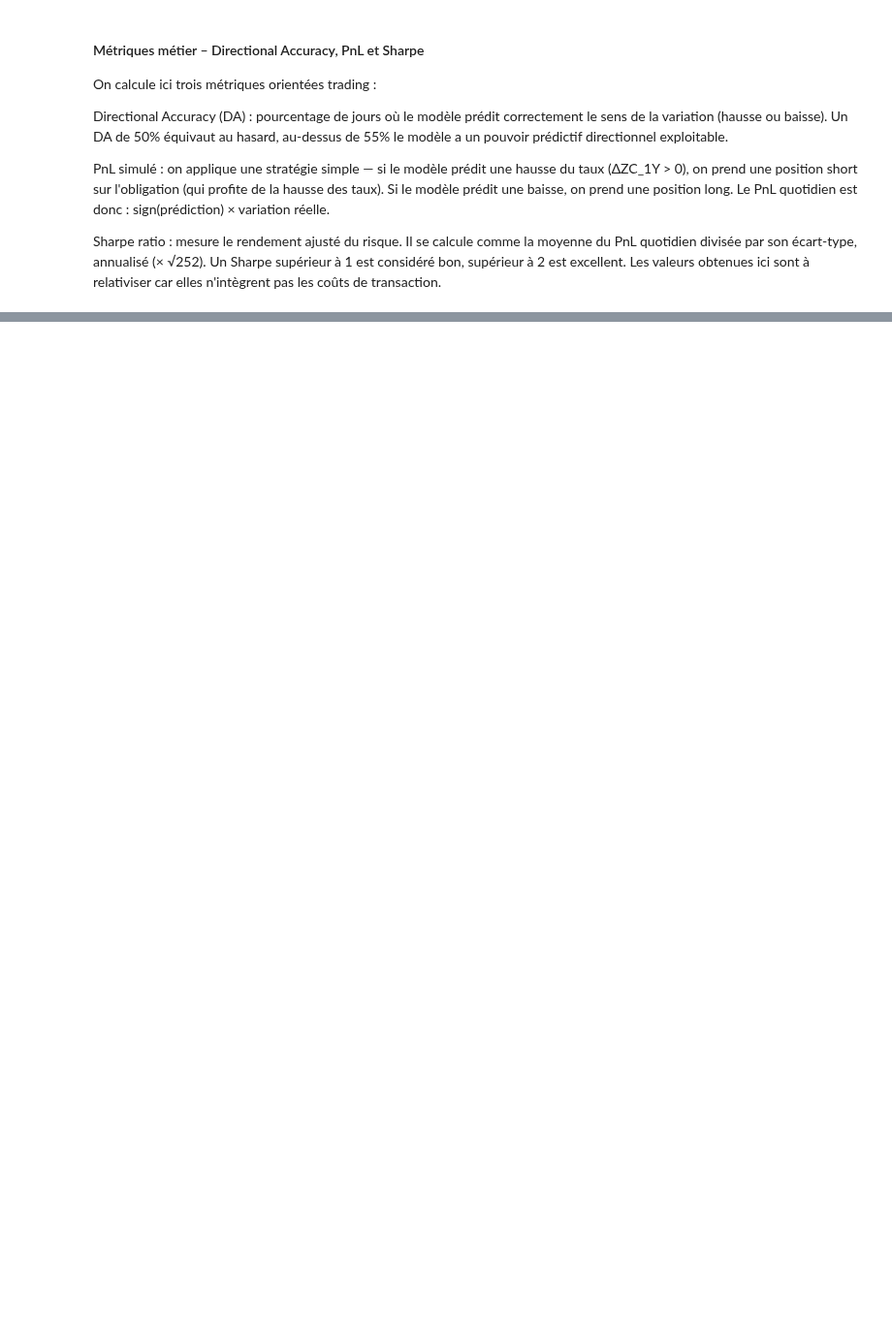
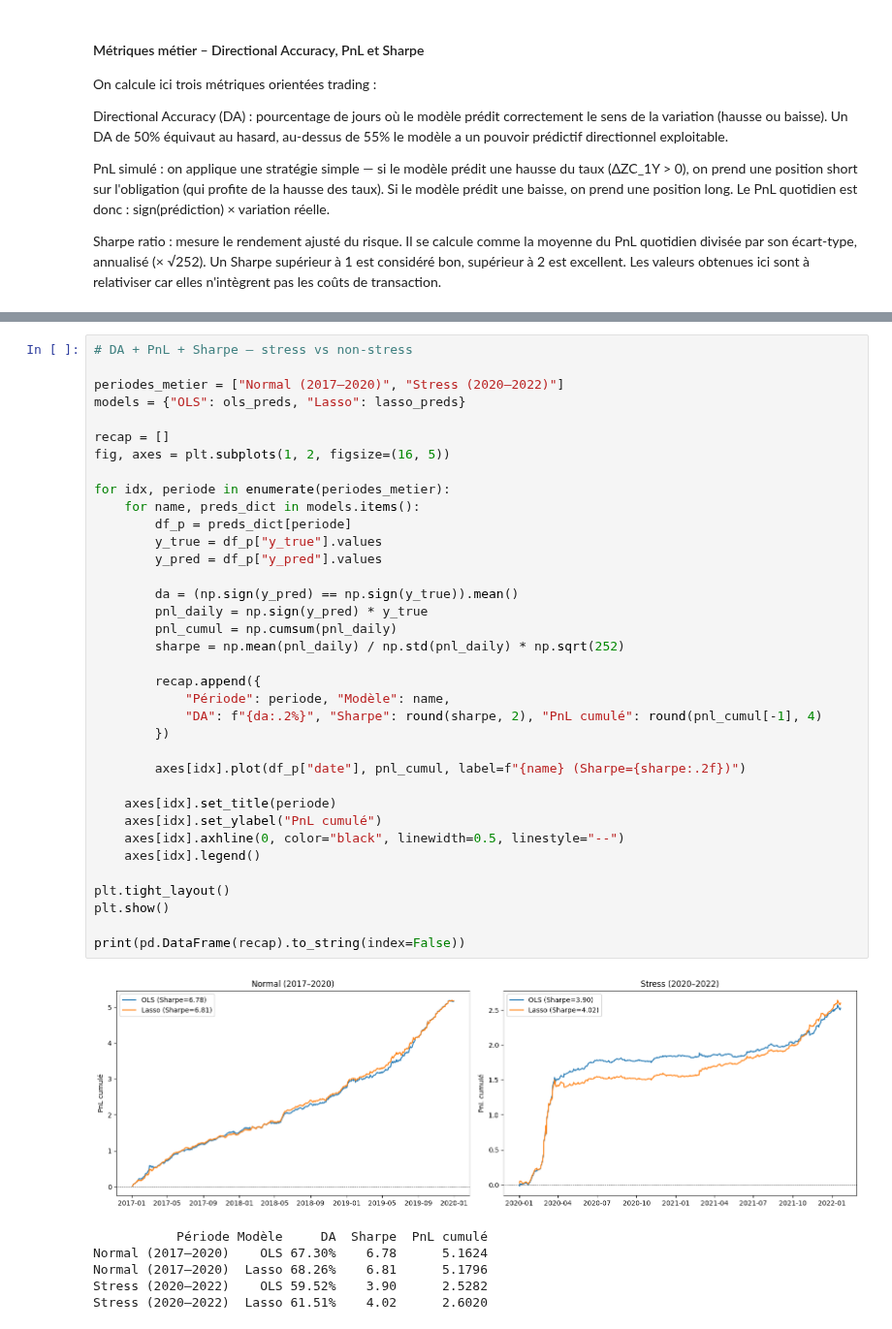
Before and after one commit to JibeyJB/Projet-DATA, a Jupyter notebook: Projet_DATA.ipynb, the cells around one changed output, grey strips where cells are left out. Shown at 97% size. Cells and saved outputs as stored; diff of their text form; blank space fills up the shorter version.

```diff
--- a/Projet_DATA.ipynb
+++ b/Projet_DATA.ipynb
@@ -1363,2 +1248,45 @@ Période stress Covid (2020–2022)
+# %%
+# DA + PnL + Sharpe – stress vs non-stress
+
+periodes_metier = ["Normal (2017–2020)", "Stress (2020–2022)"]
+models = {"OLS": ols_preds, "Lasso": lasso_preds}
+
+recap = []
+fig, axes = plt.subplots(1, 2, figsize=(16, 5))
+
+for idx, periode in enumerate(periodes_metier):
+    for name, preds_dict in models.items():
+        df_p = preds_dict[periode]
+        y_true = df_p["y_true"].values
+        y_pred = df_p["y_pred"].values
+
+        da = (np.sign(y_pred) == np.sign(y_true)).mean()
+        pnl_daily = np.sign(y_pred) * y_true
+        pnl_cumul = np.cumsum(pnl_daily)
+        sharpe = np.mean(pnl_daily) / np.std(pnl_daily) * np.sqrt(252)
+
+        recap.append({
+            "Période": periode, "Modèle": name,
+            "DA": f"{da:.2%}", "Sharpe": round(sharpe, 2), "PnL cumulé": round(pnl_cumul[-1], 4)
+        })
+
+        axes[idx].plot(df_p["date"], pnl_cumul, label=f"{name} (Sharpe={sharpe:.2f})")
+
+    axes[idx].set_title(periode)
+    axes[idx].set_ylabel("PnL cumulé")
+    axes[idx].axhline(0, color="black", linewidth=0.5, linestyle="--")
+    axes[idx].legend()
+
+plt.tight_layout()
+plt.show()
+
+print(pd.DataFrame(recap).to_string(index=False))
+# %% [output]
+[figure, added]
+           Période Modèle     DA  Sharpe  PnL cumulé
+Normal (2017–2020)    OLS 67.30%    6.78      5.1624
+Normal (2017–2020)  Lasso 68.26%    6.81      5.1796
+Stress (2020–2022)    OLS 59.52%    3.90      2.5282
+Stress (2020–2022)  Lasso 61.51%    4.02      2.6020
 # %% [markdown]
 ## Conclusion
```
Also changed, not shown: parts of 16 cells of this notebook.
